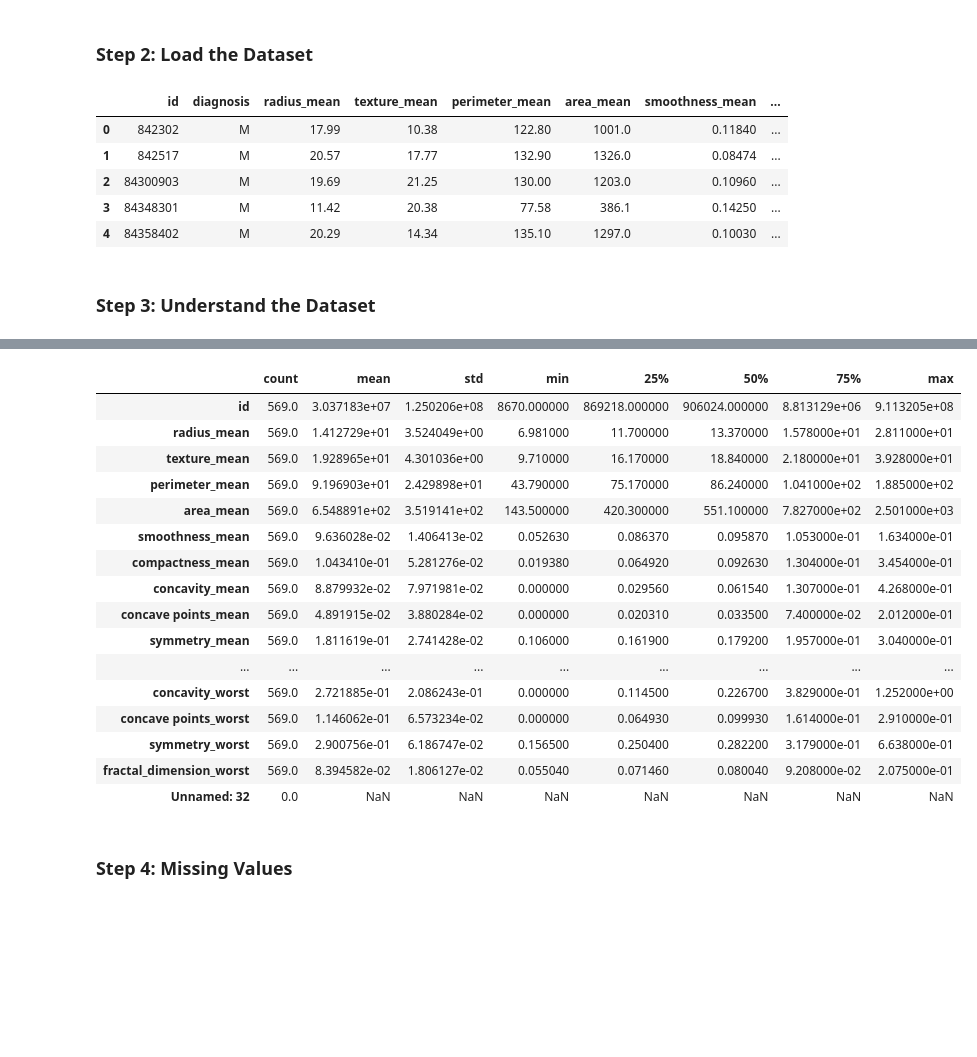
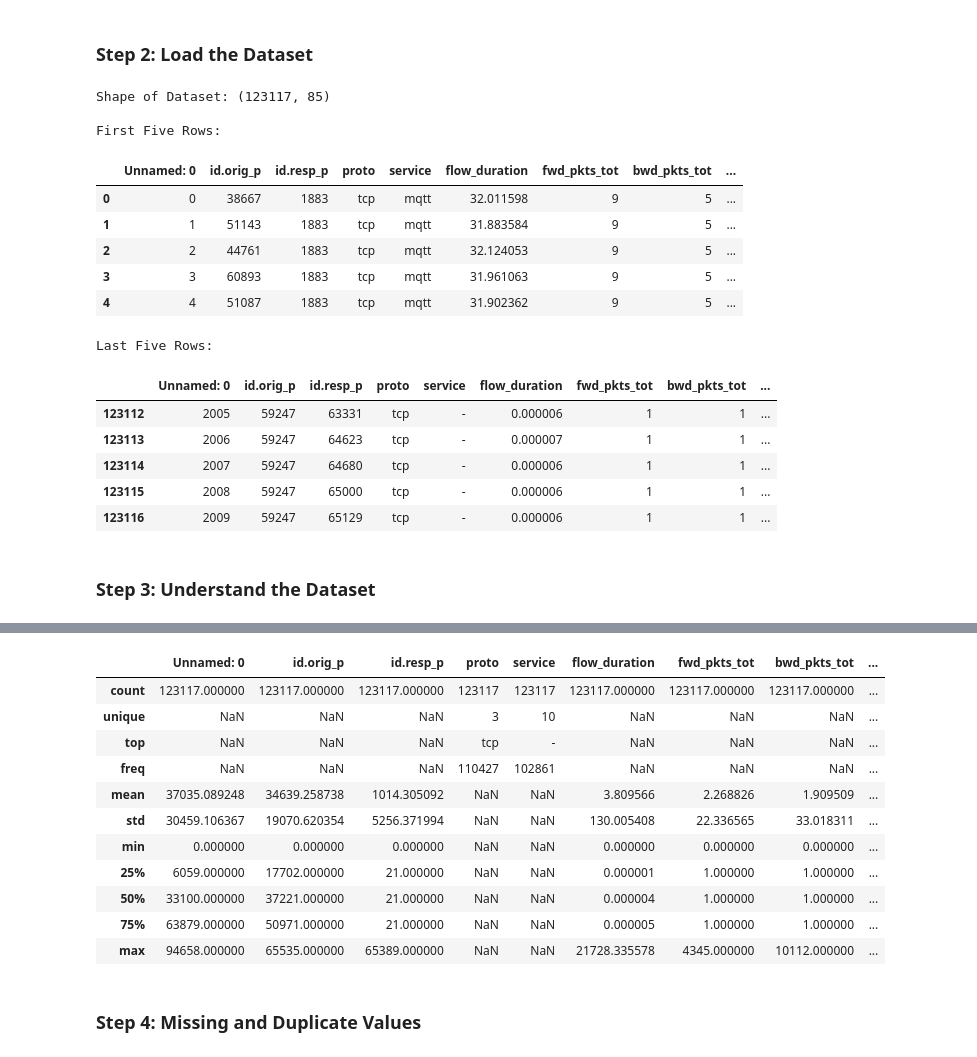
Before and after one commit to sravivarman/ml_assignment_2_2025da04030, a Jupyter notebook: EDA.ipynb, the cells around one changed output, grey strips where cells are left out. Saved outputs shown, nothing was run; the diff lists cells and outputs as text; code cells hidden in the pictures; blank space fills up the shorter version.

```diff
--- a/EDA.ipynb
+++ b/EDA.ipynb
@@ -3,29 +3,48 @@
 # %%
 import pandas as pd
 import numpy as np
+
 import matplotlib.pyplot as plt
 import seaborn as sns
 
-# Display settings
-pd.set_option('display.max_columns', None)
+plt.style.use('ggplot')
+sns.set_theme(style="whitegrid")
+
+import warnings
+warnings.filterwarnings("ignore")
 # %% [markdown]
 ### Step 2: Load the Dataset
 # %%
-df = pd.read_csv("data.csv")
-df.head()
+df = pd.read_csv("data/RT_IOT2022.csv")
+print("Shape of Dataset:", df.shape)
+
+print("\nFirst Five Rows:")
+display(df.head())
+
+print("\nLast Five Rows:")
+display(df.tail())
 # %% [output]
+Shape of Dataset: (123117, 85)
+
+First Five Rows:
-|  | id | diagnosis | radius_mean | texture_mean | perimeter_mean | area_mean | smoothness_mean | ... |
-| 0 | 842302 | M | 17.99 | 10.38 | 122.80 | 1001.0 | 0.11840 | ... |
-| 1 | 842517 | M | 20.57 | 17.77 | 132.90 | 1326.0 | 0.08474 | ... |
-| 2 | 84300903 | M | 19.69 | 21.25 | 130.00 | 1203.0 | 0.10960 | ... |
-| 3 | 84348301 | M | 11.42 | 20.38 | 77.58 | 386.1 | 0.14250 | ... |
-| 4 | 84358402 | M | 20.29 | 14.34 | 135.10 | 1297.0 | 0.10030 | ... |
+|  | Unnamed: 0 | id.orig_p | id.resp_p | proto | service | flow_duration | fwd_pkts_tot | bwd_pkts_tot | ... |
+| 0 | 0 | 38667 | 1883 | tcp | mqtt | 32.011598 | 9 | 5 | ... |
+| 1 | 1 | 51143 | 1883 | tcp | mqtt | 31.883584 | 9 | 5 | ... |
+| 2 | 2 | 44761 | 1883 | tcp | mqtt | 32.124053 | 9 | 5 | ... |
+| 3 | 3 | 60893 | 1883 | tcp | mqtt | 31.961063 | 9 | 5 | ... |
+| 4 | 4 | 51087 | 1883 | tcp | mqtt | 31.902362 | 9 | 5 | ... |
+Last Five Rows:
+|  | Unnamed: 0 | id.orig_p | id.resp_p | proto | service | flow_duration | fwd_pkts_tot | bwd_pkts_tot | ... |
+| 123112 | 2005 | 59247 | 63331 | tcp | - | 0.000006 | 1 | 1 | ... |
+| 123113 | 2006 | 59247 | 64623 | tcp | - | 0.000007 | 1 | 1 | ... |
+| 123114 | 2007 | 59247 | 64680 | tcp | - | 0.000006 | 1 | 1 | ... |
+| 123115 | 2008 | 59247 | 65000 | tcp | - | 0.000006 | 1 | 1 | ... |
+| 123116 | 2009 | 59247 | 65129 | tcp | - | 0.000006 | 1 | 1 | ... |
 # %% [markdown]
 ### Step 3: Understand the Dataset
 # %%
-df.shape
 df.columns
 df.info()
-df.describe().T
+df.describe(include='all')
 # %% [output]
 <class 'pandas.core.frame.DataFrame'>
@@ -48,20 +67,15 @@ memory usage: 146.8+ KB
-|  | count | mean | std | min | 25% | 50% | 75% | max |
-| id | 569.0 | 3.037183e+07 | 1.250206e+08 | 8670.000000 | 869218.000000 | 906024.000000 | 8.813129e+06 | 9.113205e+08 |
-| radius_mean | 569.0 | 1.412729e+01 | 3.524049e+00 | 6.981000 | 11.700000 | 13.370000 | 1.578000e+01 | 2.811000e+01 |
-| texture_mean | 569.0 | 1.928965e+01 | 4.301036e+00 | 9.710000 | 16.170000 | 18.840000 | 2.180000e+01 | 3.928000e+01 |
-| perimeter_mean | 569.0 | 9.196903e+01 | 2.429898e+01 | 43.790000 | 75.170000 | 86.240000 | 1.041000e+02 | 1.885000e+02 |
-| area_mean | 569.0 | 6.548891e+02 | 3.519141e+02 | 143.500000 | 420.300000 | 551.100000 | 7.827000e+02 | 2.501000e+03 |
-| smoothness_mean | 569.0 | 9.636028e-02 | 1.406413e-02 | 0.052630 | 0.086370 | 0.095870 | 1.053000e-01 | 1.634000e-01 |
-| compactness_mean | 569.0 | 1.043410e-01 | 5.281276e-02 | 0.019380 | 0.064920 | 0.092630 | 1.304000e-01 | 3.454000e-01 |
-| concavity_mean | 569.0 | 8.879932e-02 | 7.971981e-02 | 0.000000 | 0.029560 | 0.061540 | 1.307000e-01 | 4.268000e-01 |
-| concave points_mean | 569.0 | 4.891915e-02 | 3.880284e-02 | 0.000000 | 0.020310 | 0.033500 | 7.400000e-02 | 2.012000e-01 |
-| symmetry_mean | 569.0 | 1.811619e-01 | 2.741428e-02 | 0.106000 | 0.161900 | 0.179200 | 1.957000e-01 | 3.040000e-01 |
-| ... | ... | ... | ... | ... | ... | ... | ... | ... |
-| concavity_worst | 569.0 | 2.721885e-01 | 2.086243e-01 | 0.000000 | 0.114500 | 0.226700 | 3.829000e-01 | 1.252000e+00 |
-| concave points_worst | 569.0 | 1.146062e-01 | 6.573234e-02 | 0.000000 | 0.064930 | 0.099930 | 1.614000e-01 | 2.910000e-01 |
-| symmetry_worst | 569.0 | 2.900756e-01 | 6.186747e-02 | 0.156500 | 0.250400 | 0.282200 | 3.179000e-01 | 6.638000e-01 |
-| fractal_dimension_worst | 569.0 | 8.394582e-02 | 1.806127e-02 | 0.055040 | 0.071460 | 0.080040 | 9.208000e-02 | 2.075000e-01 |
-| Unnamed: 32 | 0.0 | NaN | NaN | NaN | NaN | NaN | NaN | NaN |
+|  | Unnamed: 0 | id.orig_p | id.resp_p | proto | service | flow_duration | fwd_pkts_tot | bwd_pkts_tot | ... |
+| count | 123117.000000 | 123117.000000 | 123117.000000 | 123117 | 123117 | 123117.000000 | 123117.000000 | 123117.000000 | ... |
+| unique | NaN | NaN | NaN | 3 | 10 | NaN | NaN | NaN | ... |
+| top | NaN | NaN | NaN | tcp | - | NaN | NaN | NaN | ... |
+| freq | NaN | NaN | NaN | 110427 | 102861 | NaN | NaN | NaN | ... |
+| mean | 37035.089248 | 34639.258738 | 1014.305092 | NaN | NaN | 3.809566 | 2.268826 | 1.909509 | ... |
+| std | 30459.106367 | 19070.620354 | 5256.371994 | NaN | NaN | 130.005408 | 22.336565 | 33.018311 | ... |
+| min | 0.000000 | 0.000000 | 0.000000 | NaN | NaN | 0.000000 | 0.000000 | 0.000000 | ... |
+| 25% | 6059.000000 | 17702.000000 | 21.000000 | NaN | NaN | 0.000001 | 1.000000 | 1.000000 | ... |
+| 50% | 33100.000000 | 37221.000000 | 21.000000 | NaN | NaN | 0.000004 | 1.000000 | 1.000000 | ... |
+| 75% | 63879.000000 | 50971.000000 | 21.000000 | NaN | NaN | 0.000005 | 1.000000 | 1.000000 | ... |
+| max | 94658.000000 | 65535.000000 | 65389.000000 | NaN | NaN | 21728.335578 | 4345.000000 | 10112.000000 | ... |
 # %% [markdown]
-### Step 4: Missing Values
+### Step 4: Missing and Duplicate Values
 # %%
```
Also changed, not shown: parts of 11 cells of this notebook, 2 other files.
